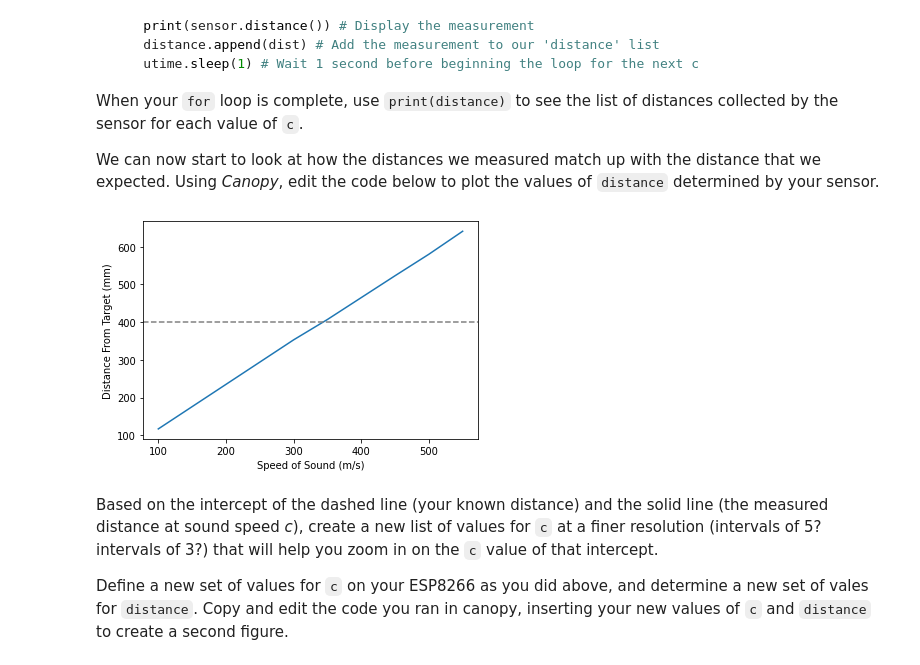
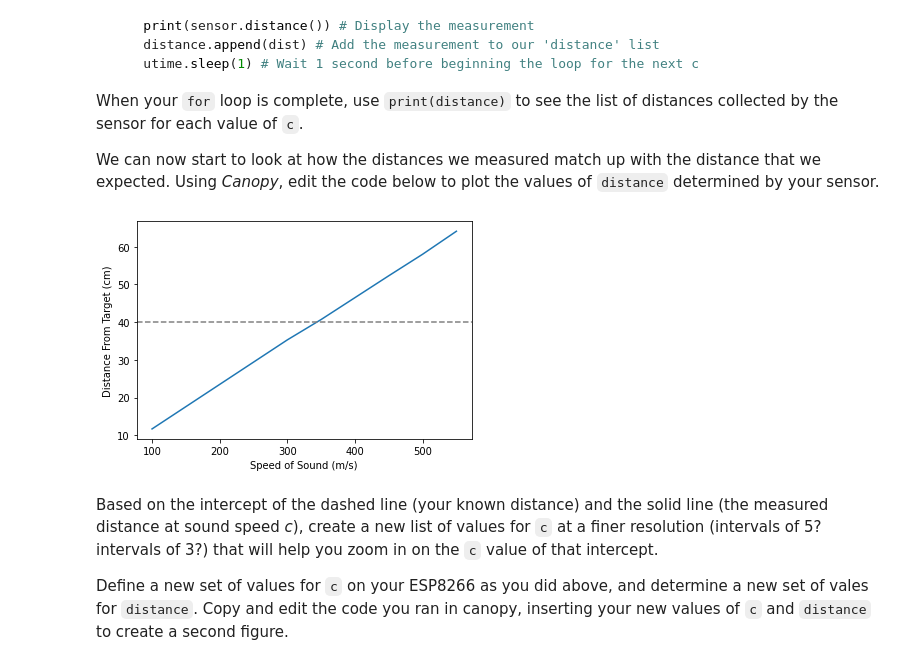
Before and after one commit to publicsensors/BathymetryLab, a Jupyter notebook: AddOnsAndExtensions/SpeedOfSound/SpeedOfSound_Instructor.ipynb, the cells around one changed output. Drawn from its saved outputs; the diff is of its cells as text; code cells hidden in the pictures.

Commit message:
figures in cm

```diff
--- a/AddOnsAndExtensions/SpeedOfSound/SpeedOfSound_Instructor.ipynb
+++ b/AddOnsAndExtensions/SpeedOfSound/SpeedOfSound_Instructor.ipynb
@@ -71,25 +71,25 @@ We can now start to look at how the distances we measured match up with the dist
 # %%
 import matplotlib
 import matplotlib.pyplot as plt
 matplotlib.rcParams.update({'font.size': 16})
 %matplotlib inline
 import numpy as np
 
 # Create an array of the values of c that were used to calculate distance
 c = np.array([100., 150., 200., 250., 300., 350., 400., 450.,500,550])
 # Create an array of the values of 'distance' measured by your sensor
-distance_measured = np.array([117.,176.,235.,294.,353.,407.,465.,523.,580.,641.])
+distance_measured = np.array([11.7,17.6,23.5,29.4,35.3,40.7,46.5,52.3,58.0,64.1])
 
 # Create a plot that shows the relationship between 'c' and 'distance'
 plt.plot(c,distance_measured)
 # Draw a line at the known distance
 # Insert the expected measurement (in cm) as y in the line below
-plt.axhline(y=400.,linestyle='--',color='grey')
+plt.axhline(y=40.0,linestyle='--',color='grey')
 plt.xlabel('Speed of Sound (m/s)')
-plt.ylabel('Distance From Target (mm)')
+plt.ylabel('Distance From Target (cm)')
 plt.show()
 # %% [output]
-[figure, old version]
+[figure, new version]
 # %% [markdown]
 Based on the intercept of the dashed line (your known distance) and the solid line (the measured distance at sound speed *c*), create a new list of values for `c` at a finer resolution (intervals of 5?  intervals of 3?) that will help you zoom in on the `c` value of that intercept.
 
```
Also changed, not shown: parts of 2 cells of this notebook.
